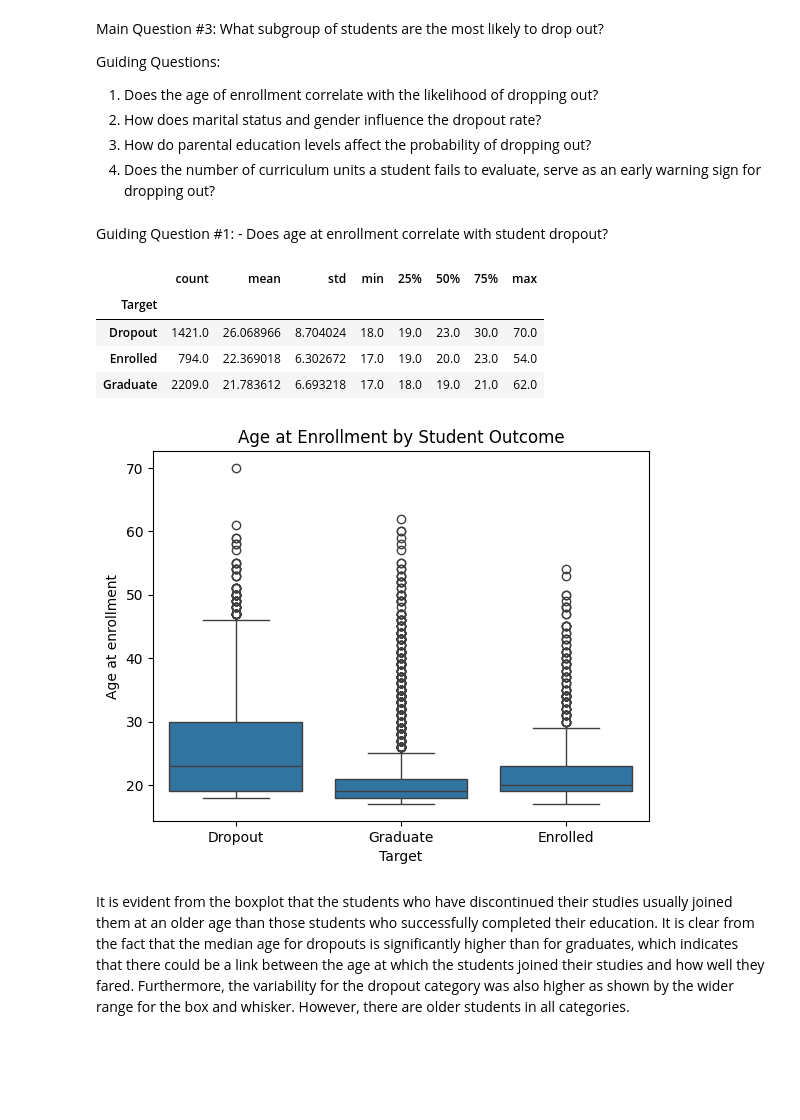
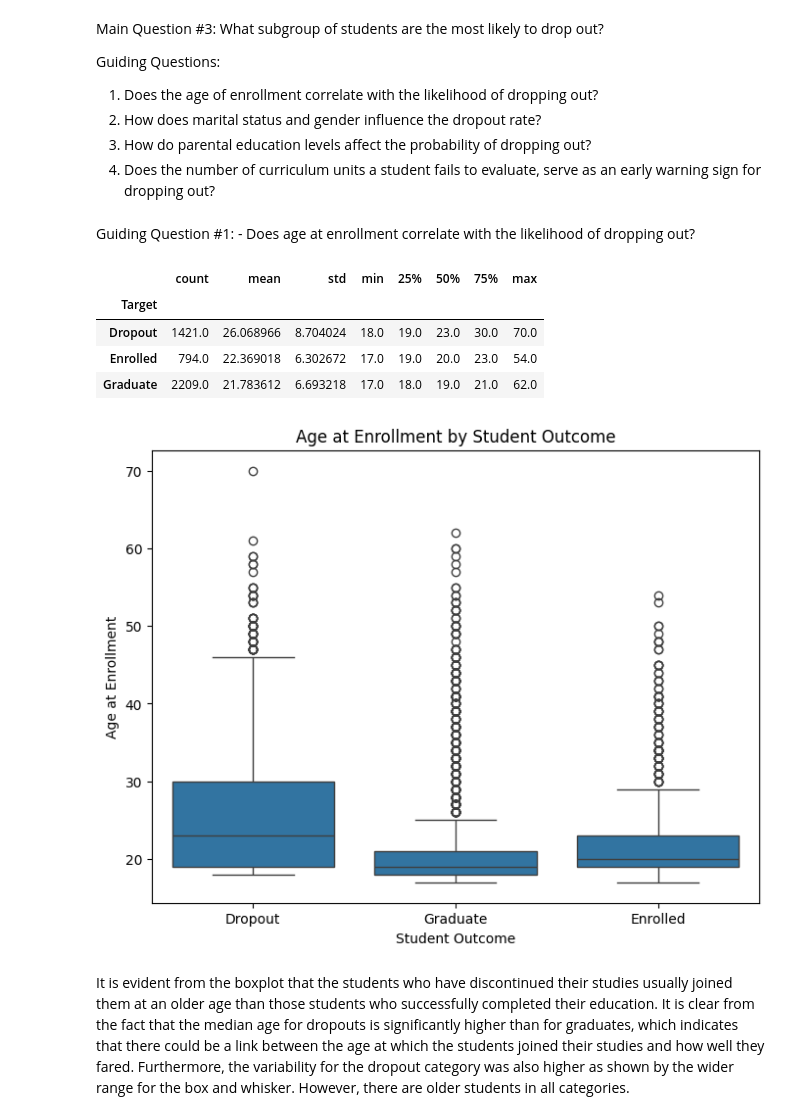
Before and after one commit to atile4/math-9-final-project, a Jupyter notebook: notebooks/notebook_02.ipynb, the cells around one changed output. Drawn from its saved outputs; the diff is of its cells as text; code cells hidden in the pictures; blank space fills up the shorter version.

```diff
--- a/notebooks/notebook_02.ipynb
+++ b/notebooks/notebook_02.ipynb
@@ -67,5 +67,5 @@ Guiding Questions:
 3. How do parental education levels affect the probability of dropping out?
 4. Does the number of curriculum units a student fails to evaluate, serve as an early warning sign for dropping out?
 # %% [markdown]
-Guiding Question #1: - Does age at enrollment correlate with student dropout?
+Guiding Question #1: - Does age at enrollment correlate with the likelihood of dropping out?
 # %%
@@ -77,19 +80,24 @@ df_raw.groupby("Target")["Age at enrollment"].describe()
 | Enrolled | 794.0 | 22.369018 | 6.302672 | 17.0 | 19.0 | 20.0 | 23.0 | 54.0 |
 | Graduate | 2209.0 | 21.783612 | 6.693218 | 17.0 | 18.0 | 19.0 | 21.0 | 62.0 |
 # %%
-import seaborn as sns
-import matplotlib.pyplot as plt
+# Create a boxplot to compare age distributions
+# among dropout, enrolled, and graduate students
+
+plt.figure(figsize=(8, 6))
 
 sns.boxplot(
     x="Target",
     y="Age at enrollment",
-    data = df_raw
+    data=df_raw
 )
 
 plt.title("Age at Enrollment by Student Outcome")
+plt.xlabel("Student Outcome")
+plt.ylabel("Age at Enrollment")
+
 plt.show()
 # %% [output]
-[figure, old version]
+[figure, new version]
 # %% [markdown]
 It is evident from the boxplot that the students who have discontinued their studies usually joined them at an older age than those students who successfully completed their education. It is clear from the fact that the median age for dropouts is significantly higher than for graduates, which indicates that there could be a link between the age at which the students joined their studies and how well they fared. Furthermore, the variability for the dropout category was also higher as shown by the wider range for the box and whisker. However, there are older students in all categories.
 # %% [markdown]
```
Also changed, not shown: parts of 11 cells of this notebook.
